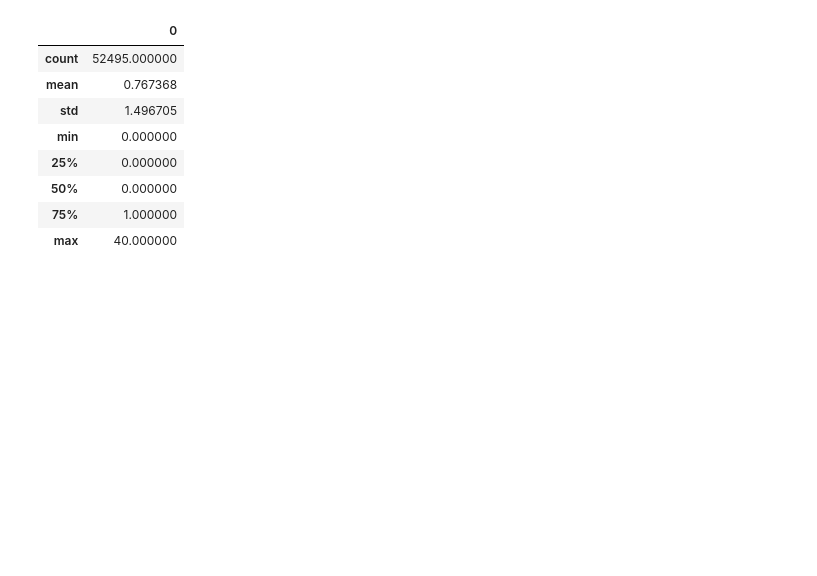
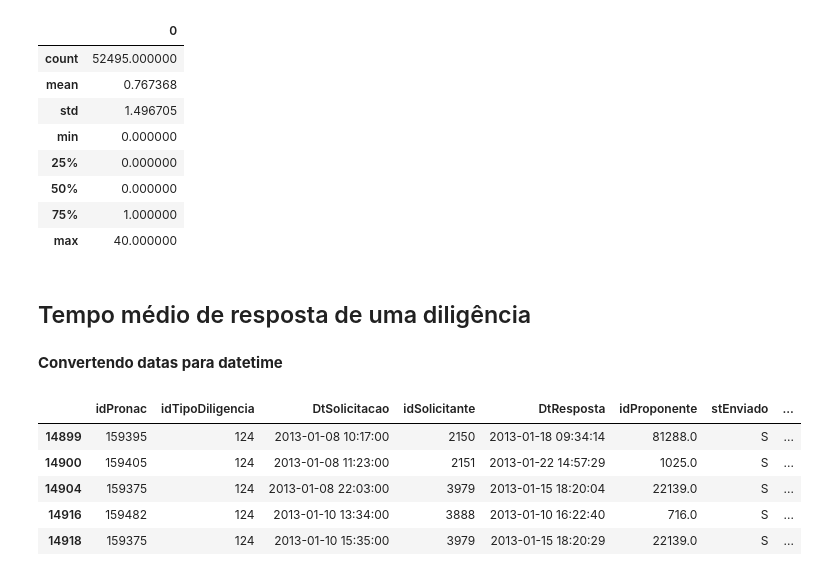
Before and after one commit to lappis-unb/salic-ml, a Jupyter notebook: notebooks/diligencies-metrics.ipynb, the cells around one changed output. Saved outputs shown, nothing was run; the diff lists cells and outputs as text; code cells hidden in the pictures; blank space fills up the shorter version.

```diff
--- a/notebooks/diligencies-metrics.ipynb
+++ b/notebooks/diligencies-metrics.ipynb
@@ -155,0 +151,16 @@ pd.DataFrame(diligencies_per_project).describe()
+# %% [markdown]
+## Tempo médio de resposta de uma diligência
+# %% [markdown]
+**Convertendo datas para datetime**
+# %%
+dt_diligencias['DtSolicitacao'] = pd.to_datetime(dt_diligencias['DtSolicitacao'], format = Dates.DATE_INPUT_FORMAT)
+dt_diligencias['DtResposta'] = pd.to_datetime(dt_diligencias['DtResposta'], format = Dates.DATE_INPUT_FORMAT)
+
+dt_diligencias.head()
+# %% [output]
+|  | idPronac | idTipoDiligencia | DtSolicitacao | idSolicitante | DtResposta | idProponente | stEnviado | ... |
+| 14899 | 159395 | 124 | 2013-01-08 10:17:00 | 2150 | 2013-01-18 09:34:14 | 81288.0 | S | ... |
+| 14900 | 159405 | 124 | 2013-01-08 11:23:00 | 2151 | 2013-01-22 14:57:29 | 1025.0 | S | ... |
+| 14904 | 159375 | 124 | 2013-01-08 22:03:00 | 3979 | 2013-01-15 18:20:04 | 22139.0 | S | ... |
+| 14916 | 159482 | 124 | 2013-01-10 13:34:00 | 3888 | 2013-01-10 16:22:40 | 716.0 | S | ... |
+| 14918 | 159375 | 124 | 2013-01-10 15:35:00 | 3979 | 2013-01-15 18:20:29 | 22139.0 | S | ... |
```
Also changed, not shown: parts of 2 cells of this notebook.
